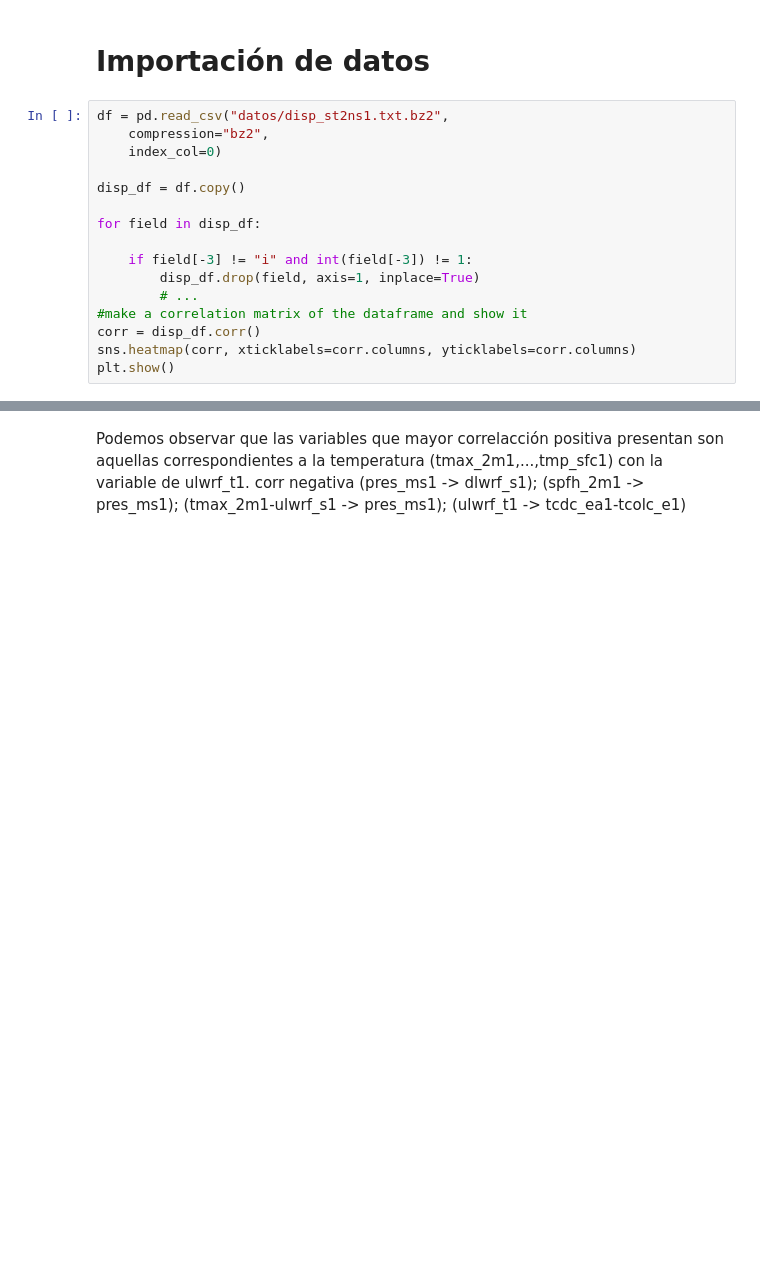
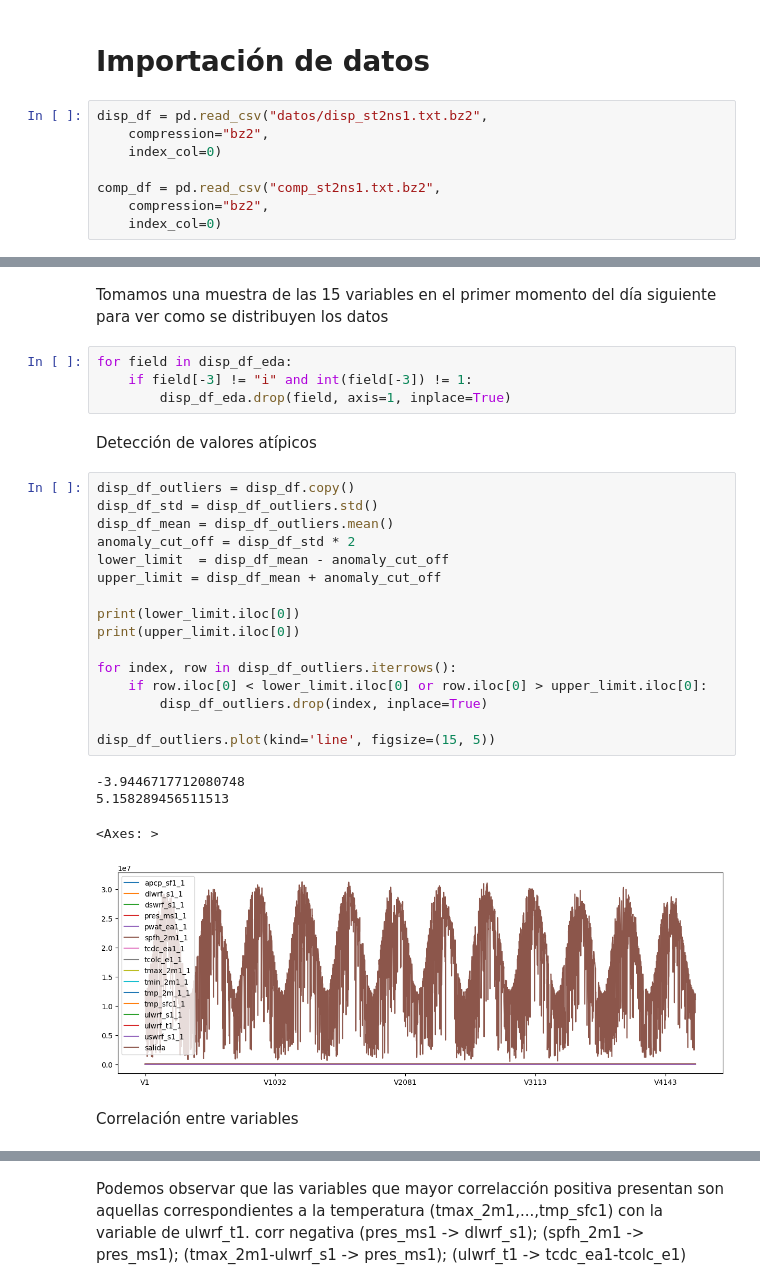
Before and after one commit to valentinacjim/PREDICCION-DE-LA-PRODUCCION-DE-ENERGIA-SOLAR, a Jupyter notebook: part1.ipynb, the cells around one changed output, grey strips where cells are left out. Drawn from its saved outputs; the diff is of its cells as text; blank space fills up the shorter version.

```diff
--- a/part1.ipynb
+++ b/part1.ipynb
@@ -28,18 +29,10 @@ from sklearn.model_selection import KFold
 # %% [markdown]
 # Importación de datos
 # %%
-df = pd.read_csv("datos/disp_st2ns1.txt.bz2",
+disp_df = pd.read_csv("datos/disp_st2ns1.txt.bz2",
     compression="bz2",
     index_col=0)
 
-disp_df = df.copy()
-
-for field in disp_df:
-
-    if field[-3] != "i" and int(field[-3]) != 1:
-        disp_df.drop(field, axis=1, inplace=True)
-        # ...
-#make a correlation matrix of the dataframe and show it
-corr = disp_df.corr()
-sns.heatmap(corr, xticklabels=corr.columns, yticklabels=corr.columns)
-plt.show()
+comp_df = pd.read_csv("comp_st2ns1.txt.bz2",
+    compression="bz2",
+    index_col=0)
@@ -47,0 +100,31 @@ plt.show()
+# %% [markdown]
+Tomamos una muestra de las 15 variables en el primer momento del día siguiente para ver como se distribuyen los datos
+# %%
+for field in disp_df_eda:
+    if field[-3] != "i" and int(field[-3]) != 1:
+        disp_df_eda.drop(field, axis=1, inplace=True)
+# %% [markdown]
+Detección de valores atípicos
+# %%
+disp_df_outliers = disp_df.copy()
+disp_df_std = disp_df_outliers.std()
+disp_df_mean = disp_df_outliers.mean()
+anomaly_cut_off = disp_df_std * 2
+lower_limit  = disp_df_mean - anomaly_cut_off
+upper_limit = disp_df_mean + anomaly_cut_off
+
+print(lower_limit.iloc[0])
+print(upper_limit.iloc[0])
+
+for index, row in disp_df_outliers.iterrows():
+    if row.iloc[0] < lower_limit.iloc[0] or row.iloc[0] > upper_limit.iloc[0]:
+        disp_df_outliers.drop(index, inplace=True)
+
+disp_df_outliers.plot(kind='line', figsize=(15, 5))
+# %% [output]
+-3.9446717712080748
+5.158289456511513
+<Axes: >
+[figure, added]
+# %% [markdown]
+Correlación entre variables
```
Also changed, not shown: parts of 24 cells of this notebook.
